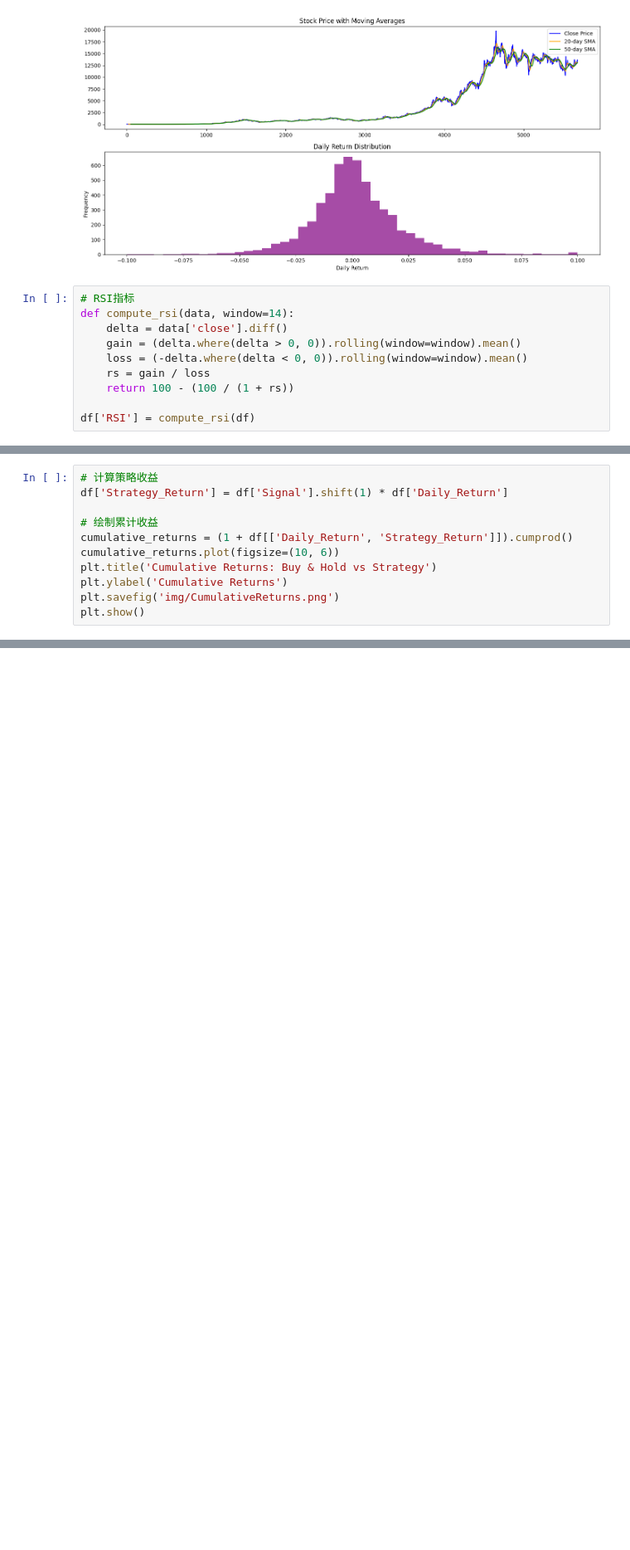
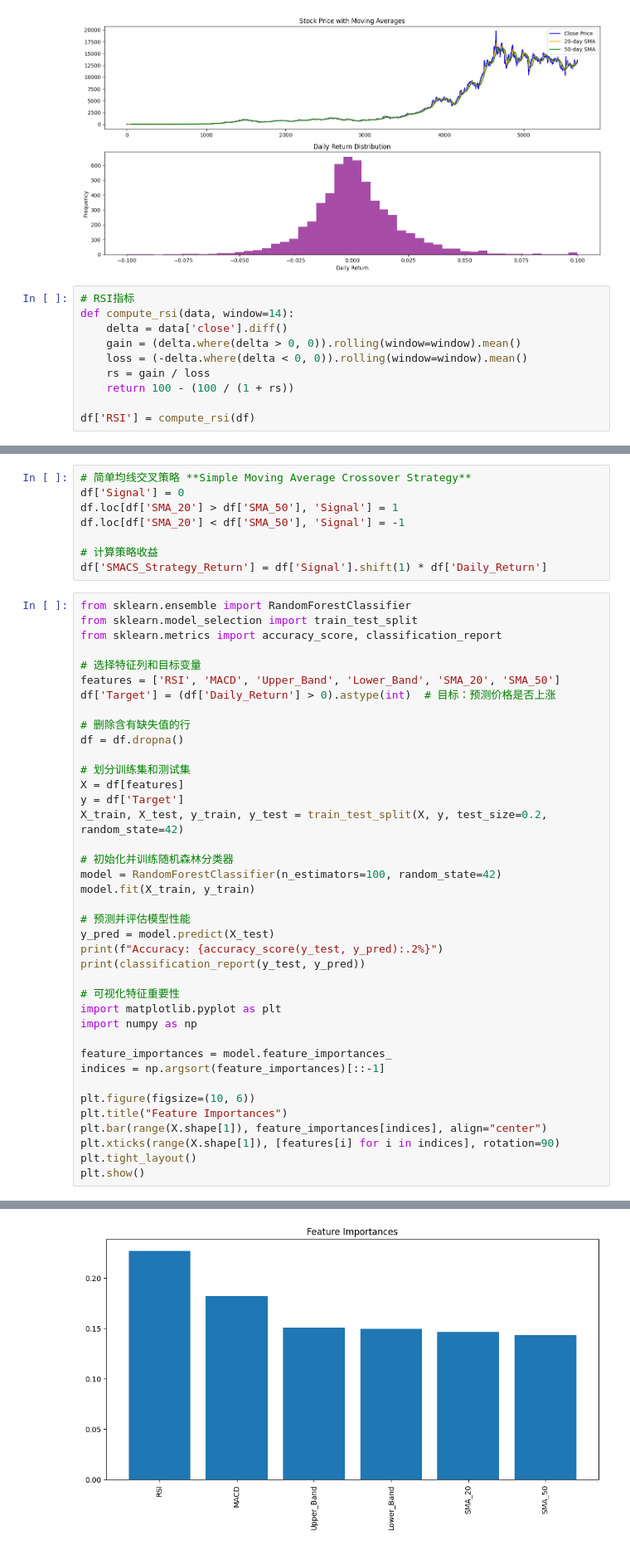
Before and after one commit to Aprilssky/StockAnalysis, a Jupyter notebook: stockanalysis.ipynb, the cells around one changed output, grey strips where cells are left out. Shown at 83% size. Drawn from its saved outputs; the diff is of its cells as text; blank space fills up the shorter version.

```diff
--- a/stockanalysis.ipynb
+++ b/stockanalysis.ipynb
@@ -120,11 +114,0 @@ df.loc[df['SMA_20'] < df['SMA_50'], 'Signal'] = -1
-# %%
-# 计算策略收益
-df['Strategy_Return'] = df['Signal'].shift(1) * df['Daily_Return']
-
-# 绘制累计收益
-cumulative_returns = (1 + df[['Daily_Return', 'Strategy_Return']]).cumprod()
-cumulative_returns.plot(figsize=(10, 6))
-plt.title('Cumulative Returns: Buy & Hold vs Strategy')
-plt.ylabel('Cumulative Returns')
-plt.savefig('img/CumulativeReturns.png')
-plt.show()
@@ -132,0 +137,48 @@ plt.show()
+# %%
+# 简单均线交叉策略 **Simple Moving Average Crossover Strategy**
+df['Signal'] = 0
+df.loc[df['SMA_20'] > df['SMA_50'], 'Signal'] = 1
+df.loc[df['SMA_20'] < df['SMA_50'], 'Signal'] = -1
+
+# 计算策略收益
+df['SMACS_Strategy_Return'] = df['Signal'].shift(1) * df['Daily_Return']
+# %%
+from sklearn.ensemble import RandomForestClassifier
+from sklearn.model_selection import train_test_split
+from sklearn.metrics import accuracy_score, classification_report
+
+# 选择特征列和目标变量
+features = ['RSI', 'MACD', 'Upper_Band', 'Lower_Band', 'SMA_20', 'SMA_50']
+df['Target'] = (df['Daily_Return'] > 0).astype(int)  # 目标：预测价格是否上涨
+
+# 删除含有缺失值的行
+df = df.dropna()
+
+# 划分训练集和测试集
+X = df[features]
+y = df['Target']
+X_train, X_test, y_train, y_test = train_test_split(X, y, test_size=0.2, random_state=42)
+
+# 初始化并训练随机森林分类器
+model = RandomForestClassifier(n_estimators=100, random_state=42)
+model.fit(X_train, y_train)
+
+# 预测并评估模型性能
+y_pred = model.predict(X_test)
+print(f"Accuracy: {accuracy_score(y_test, y_pred):.2%}")
+print(classification_report(y_test, y_pred))
+
+# 可视化特征重要性
+import matplotlib.pyplot as plt
+import numpy as np
+
+feature_importances = model.feature_importances_
+indices = np.argsort(feature_importances)[::-1]
+
+plt.figure(figsize=(10, 6))
+plt.title("Feature Importances")
+plt.bar(range(X.shape[1]), feature_importances[indices], align="center")
+plt.xticks(range(X.shape[1]), [features[i] for i in indices], rotation=90)
+plt.tight_layout()
+plt.show()
+# %% [output]
@@ -132,0 +194 @@ plt.show()
+[figure, added]
```
Also changed, not shown: parts of 6 cells of this notebook, 3 other files.
